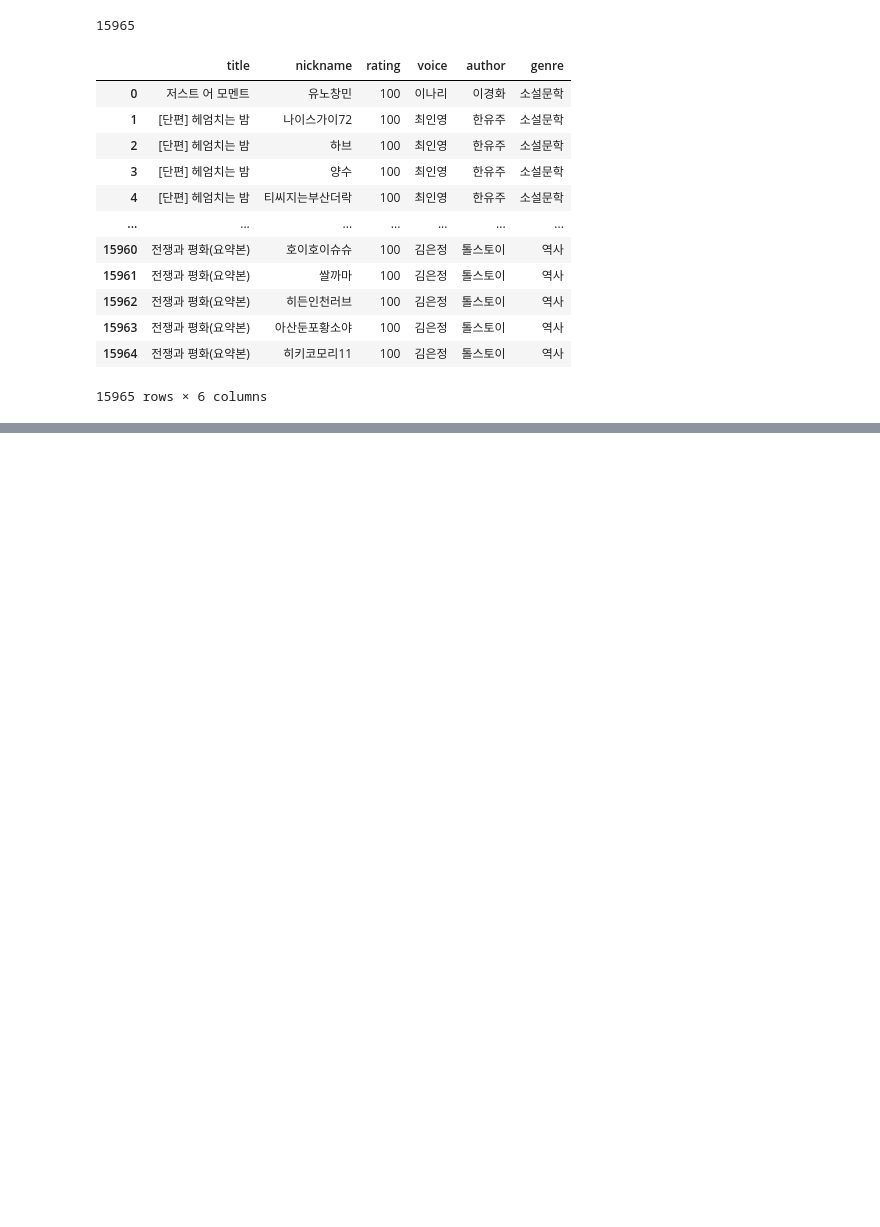
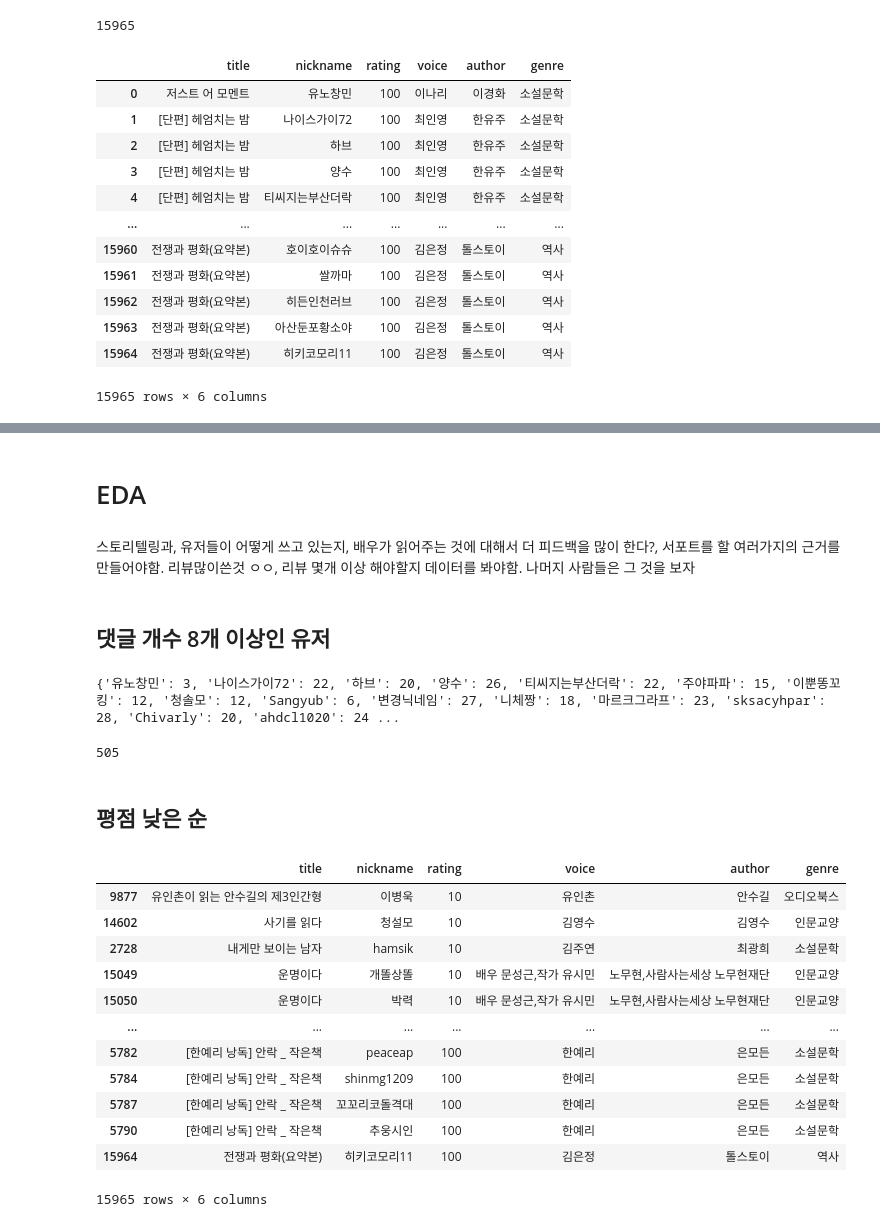
Before and after one commit to dataitgirls4/team_3, a Jupyter notebook: [연습용] EDA.ipynb, the cells around one changed output, grey strips where cells are left out. Saved outputs shown, nothing was run; the diff lists cells and outputs as text; code cells hidden in the pictures; blank space fills up the shorter version.

```diff
--- a/[연습용] EDA.ipynb
+++ b/[연습용] EDA.ipynb
@@ -111,0 +133,44 @@ booklist.groupby('nickname').count()
+# %% [markdown]
+# EDA
+# %% [markdown]
+스토리텔링과, 유저들이 어떻게 쓰고 있는지, 배우가 읽어주는 것에 대해서 더 피드백을 많이 한다?, 서포트를 할 여러가지의 근거를 만들어야함. 리뷰많이쓴것 ㅇㅇ, 리뷰 몇개 이상 해야할지 데이터를 봐야함. 나머지 사람들은 그 것을 보자
+# %% [markdown]
+## 댓글 개수 8개 이상인 유저
+# %%
+word_cnt = dict()
+
+for name in booklist['nickname']:
+    if name not in word_cnt.keys():
+        word_cnt[name] = 1
+    else:
+        word_cnt[name] += 1
+print(word_cnt)
+# %% [output]
+{'유노창민': 3, '나이스가이72': 22, '하브': 20, '양수': 26, '티씨지는부산더락': 22, '주야파파': 15, '이뿐똥꼬킹': 12, '청솔모': 12, 'Sangyub': 6, '변경닉네임': 27, '니체짱': 18, '마르크그라프': 23, 'sksacyhpar': 28, 'Chivarly': 20, 'ahdcl1020': 24 ...
+# %%
+over_8_dict = {}
+for key in word_cnt.keys() :
+    if word_cnt.get(key) >= 8 :
+        over_8_dict[key] = word_cnt.get(key)
+
+len(over_8_dict)
+# %% [output]
+505
+# %% [markdown]
+## 평점 낮은 순
+# %%
+booklist.sort_values('rating')
+# %% [output]
+|  | title | nickname | rating | voice | author | genre |
+| 9877 | 유인촌이 읽는 안수길의 제3인간형 | 이병욱 | 10 | 유인촌 | 안수길 | 오디오북스 |
+| 14602 | 사기를 읽다 | 청설모 | 10 | 김영수 | 김영수 | 인문교양 |
+| 2728 | 내게만 보이는 남자 | hamsik | 10 | 김주연 | 최광희 | 소설문학 |
+| 15049 | 운명이다 | 개똘상똘 | 10 | 배우 문성근,작가 유시민 | 노무현,사람사는세상 노무현재단 | 인문교양 |
+| 15050 | 운명이다 | 박력 | 10 | 배우 문성근,작가 유시민 | 노무현,사람사는세상 노무현재단 | 인문교양 |
+| ... | ... | ... | ... | ... | ... | ... |
+| 5782 | [한예리 낭독] 안락 _ 작은책 | peaceap | 100 | 한예리 | 은모든 | 소설문학 |
+| 5784 | [한예리 낭독] 안락 _ 작은책 | shinmg1209 | 100 | 한예리 | 은모든 | 소설문학 |
+| 5787 | [한예리 낭독] 안락 _ 작은책 | 꼬꼬리코돌격대 | 100 | 한예리 | 은모든 | 소설문학 |
+| 5790 | [한예리 낭독] 안락 _ 작은책 | 추웅시인 | 100 | 한예리 | 은모든 | 소설문학 |
+| 15964 | 전쟁과 평화(요약본) | 히키코모리11 | 100 | 김은정 | 톨스토이 | 역사 |
+15965 rows × 6 columns
```
Also changed, not shown: parts of 6 cells of this notebook, 4 other files.
